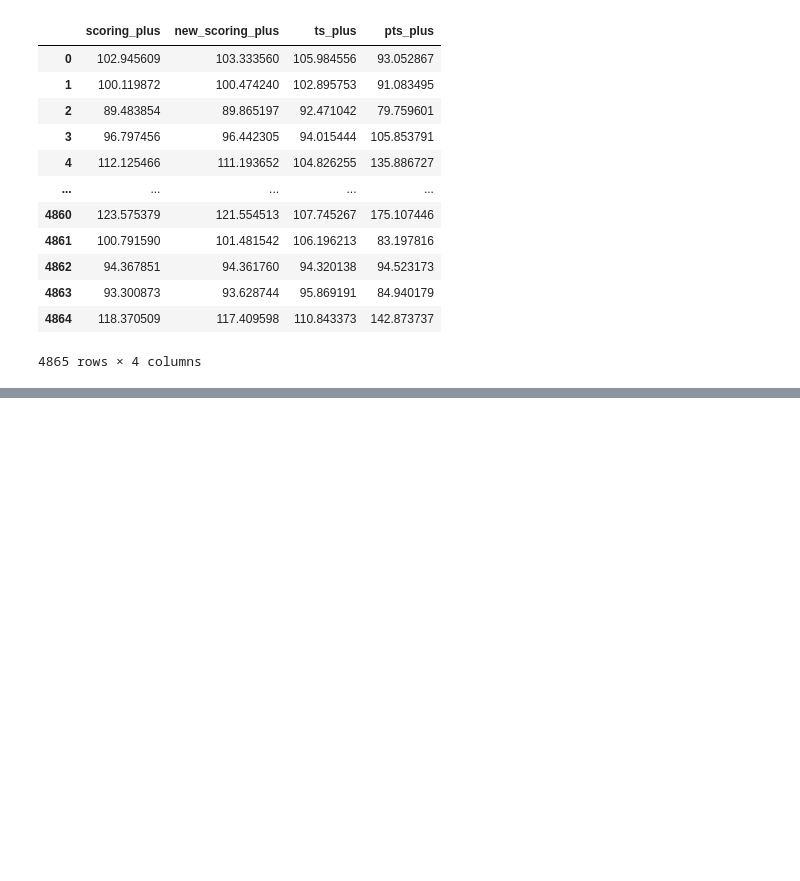
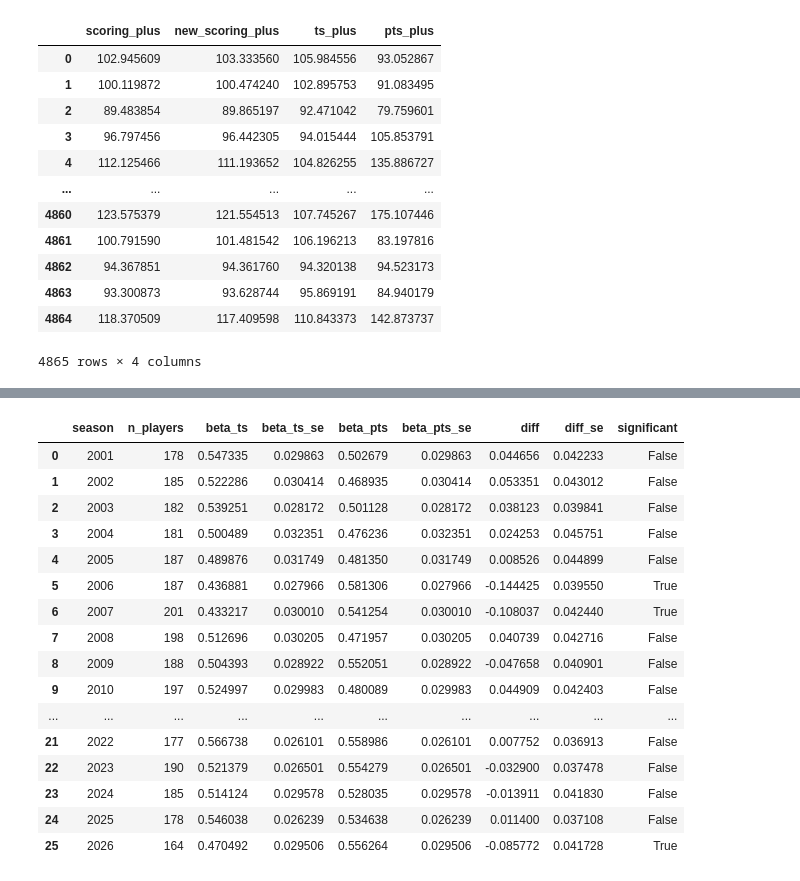
Before and after one commit to tmcewen66/basketball-analytics, a Jupyter notebook: scoring_plus_analysis.ipynb, the cells around one changed output, grey strips where cells are left out. Saved outputs shown, nothing was run; the diff lists cells and outputs as text; code cells hidden in the pictures; blank space fills up the shorter version.

```diff
--- a/scoring_plus_analysis.ipynb
+++ b/scoring_plus_analysis.ipynb
@@ -577,0 +590,33 @@ scoring_plus_qualified_df[['scoring_plus', 'new_scoring_plus', 'ts_plus', 'pts_p
+# %%
+def scoring_plus_betas(year, df=scoring_plus_qualified_df):
+    year_df = df[df['season_end_year'] == year]
+
+    X = sm.add_constant(year_df[['z_ts_plus', 'z_pts_plus']])
+
+    model_ows_48 = sm.OLS(year_df['z_ows_48'], X).fit()
+    model_obpm = sm.OLS(year_df['z_obpm'], X).fit()
+
+    beta1_ows_48, beta2_ows_48 = model_ows_48.params['z_ts_plus'], model_ows_48.params['z_pts_plus']
+    beta1_obpm, beta2_obpm = model_obpm.params['z_ts_plus'], model_obpm.params['z_pts_plus']
+
+    se1_ows_48, se2_ows_48 = model_ows_48.bse['z_ts_plus'], model_ows_48.bse['z_pts_plus']
+    se1_obpm, se2_obpm = model_obpm.bse['z_ts_plus'], model_obpm.bse['z_pts_plus']
+
+    final_beta1 = (beta1_ows_48 + beta1_obpm) / 2
+    final_beta2 = (beta2_ows_48 + beta2_obpm) / 2
+
+    # SE of the average of two estimates, assuming they're independent
+    final_se1 = np.sqrt(se1_ows_48**2 + se1_obpm**2) / 2
+    final_se2 = np.sqrt(se2_ows_48**2 + se2_obpm**2) / 2
+
+    return {
+        'season': year,
+        'n_players': len(year_df),
+        'beta_ts': final_beta1,
+        'beta_ts_se': final_se1,
+        'beta_pts': final_beta2,
+        'beta_pts_se': final_se2,
+    }
+
+season_betas_df = pd.DataFrame([scoring_plus_betas(year) for year in sorted(scoring_plus_qualified_df['season_end_year'].unique())])
+season_betas_df
@@ -577,0 +665,23 @@ scoring_plus_qualified_df[['scoring_plus', 'new_scoring_plus', 'ts_plus', 'pts_p
+# %%
+season_betas_df['diff'] = season_betas_df['beta_ts'] - season_betas_df['beta_pts']
+season_betas_df['diff_se'] = np.sqrt(season_betas_df['beta_ts_se']**2 + season_betas_df['beta_pts_se']**2)
+season_betas_df['significant'] = season_betas_df['diff'].abs() > 1.96 * season_betas_df['diff_se']
+season_betas_df
+# %% [output]
+|  | season | n_players | beta_ts | beta_ts_se | beta_pts | beta_pts_se | diff | diff_se | significant |
+| 0 | 2001 | 178 | 0.547335 | 0.029863 | 0.502679 | 0.029863 | 0.044656 | 0.042233 | False |
+| 1 | 2002 | 185 | 0.522286 | 0.030414 | 0.468935 | 0.030414 | 0.053351 | 0.043012 | False |
+| 2 | 2003 | 182 | 0.539251 | 0.028172 | 0.501128 | 0.028172 | 0.038123 | 0.039841 | False |
+| 3 | 2004 | 181 | 0.500489 | 0.032351 | 0.476236 | 0.032351 | 0.024253 | 0.045751 | False |
+| 4 | 2005 | 187 | 0.489876 | 0.031749 | 0.481350 | 0.031749 | 0.008526 | 0.044899 | False |
+| 5 | 2006 | 187 | 0.436881 | 0.027966 | 0.581306 | 0.027966 | -0.144425 | 0.039550 | True |
+| 6 | 2007 | 201 | 0.433217 | 0.030010 | 0.541254 | 0.030010 | -0.108037 | 0.042440 | True |
+| 7 | 2008 | 198 | 0.512696 | 0.030205 | 0.471957 | 0.030205 | 0.040739 | 0.042716 | False |
+| 8 | 2009 | 188 | 0.504393 | 0.028922 | 0.552051 | 0.028922 | -0.047658 | 0.040901 | False |
+| 9 | 2010 | 197 | 0.524997 | 0.029983 | 0.480089 | 0.029983 | 0.044909 | 0.042403 | False |
+| ... | ... | ... | ... | ... | ... | ... | ... | ... | ... |
+| 21 | 2022 | 177 | 0.566738 | 0.026101 | 0.558986 | 0.026101 | 0.007752 | 0.036913 | False |
+| 22 | 2023 | 190 | 0.521379 | 0.026501 | 0.554279 | 0.026501 | -0.032900 | 0.037478 | False |
+| 23 | 2024 | 185 | 0.514124 | 0.029578 | 0.528035 | 0.029578 | -0.013911 | 0.041830 | False |
+| 24 | 2025 | 178 | 0.546038 | 0.026239 | 0.534638 | 0.026239 | 0.011400 | 0.037108 | False |
+| 25 | 2026 | 164 | 0.470492 | 0.029506 | 0.556264 | 0.029506 | -0.085772 | 0.041728 | True |
```
Also changed, not shown: parts of 15 cells of this notebook.
